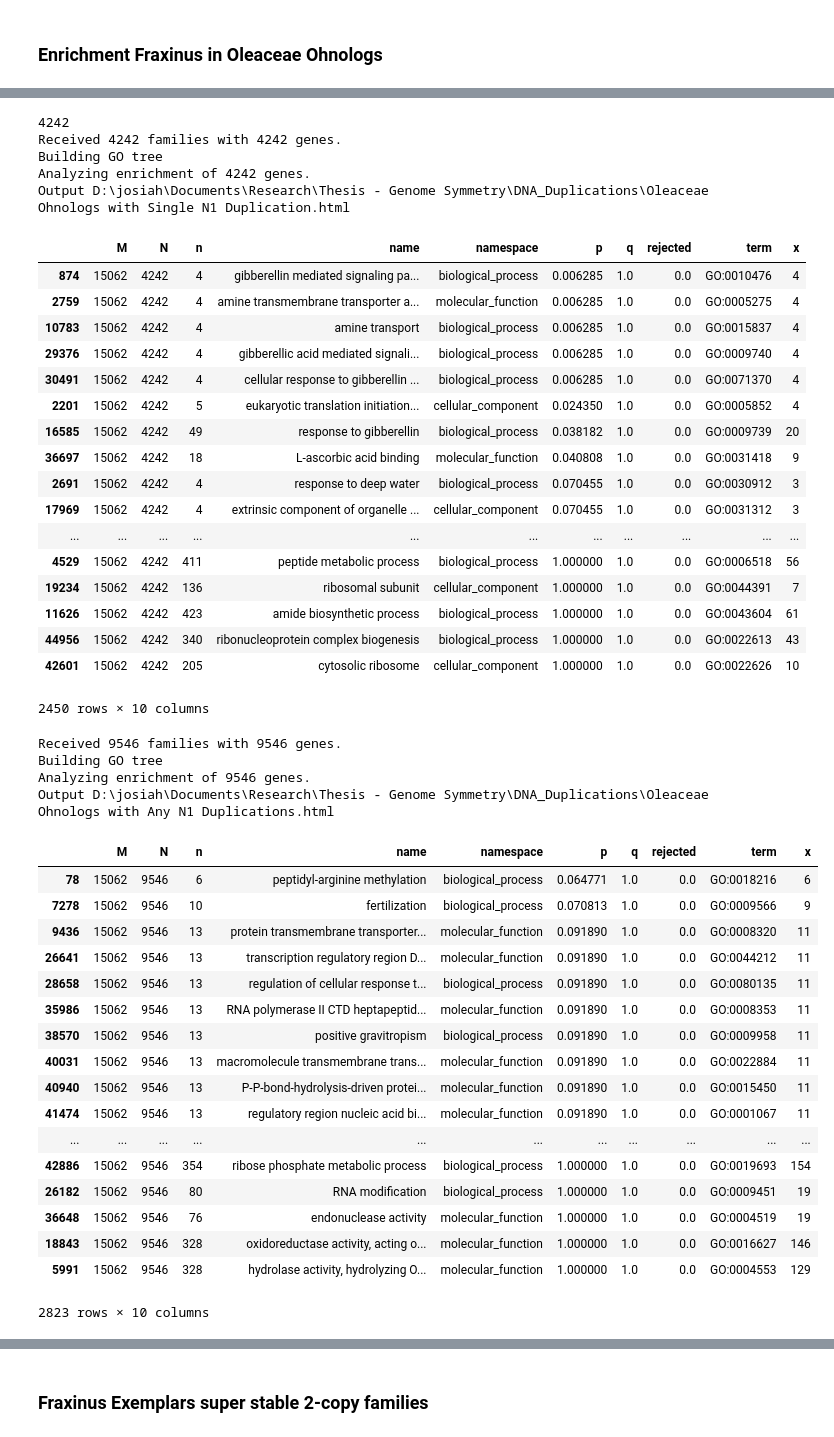
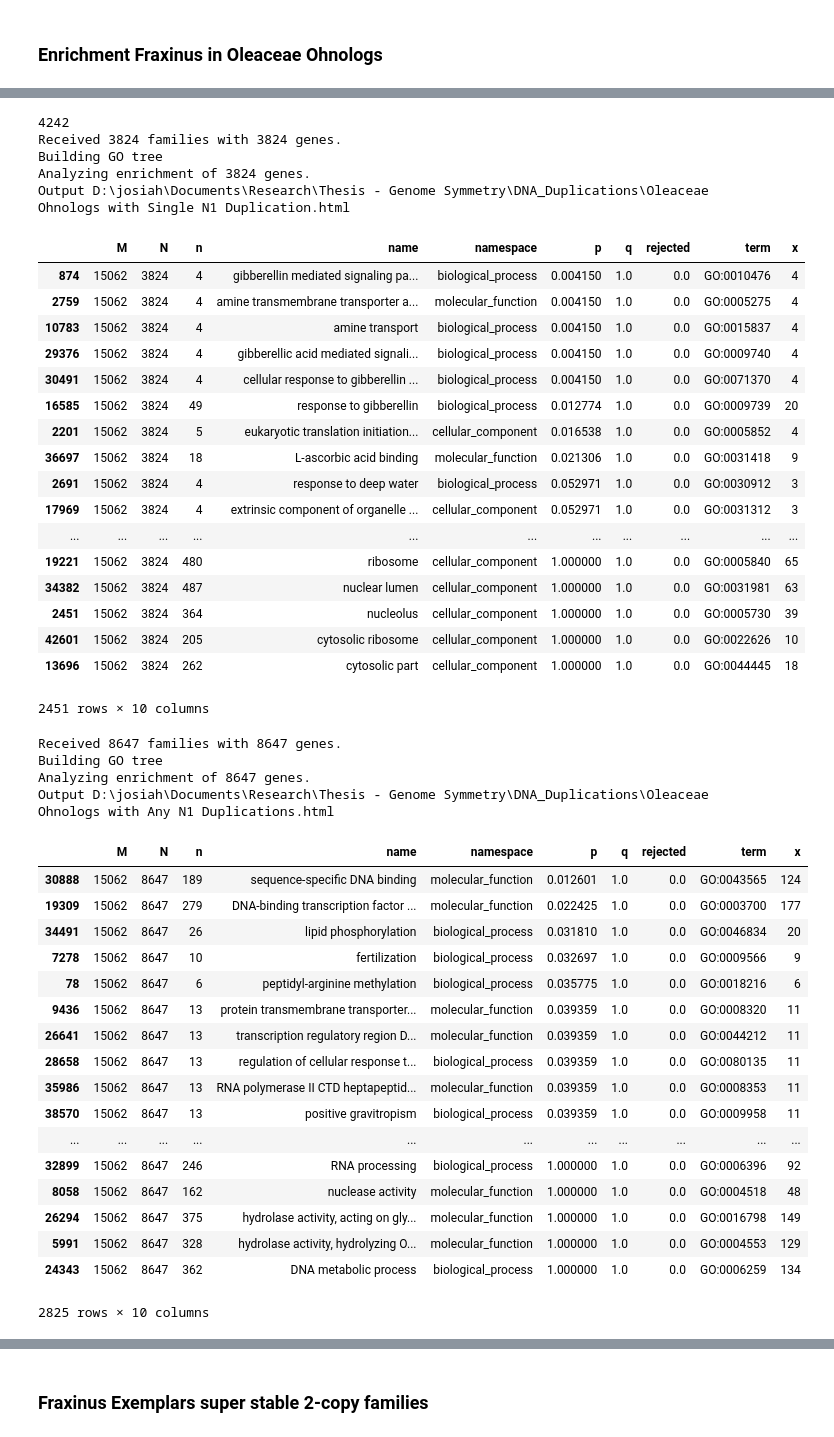
Before and after one commit to josiahseaman/DNA_Duplications, a Jupyter notebook: FunctionsForFamilies.ipynb, the cells around one changed output, grey strips where cells are left out. Cells and saved outputs as stored; diff of their text form; code cells hidden in the pictures.

```diff
--- a/FunctionsForFamilies.ipynb
+++ b/FunctionsForFamilies.ipynb
@@ -299,28 +308,29 @@ single_N1_fam = 'OG0008564 OG0006409 OG0010456 OG0006242 OG0004969 OG0010482 OG0
 print(len(single_N1_fam))
-output_set_enrichment(single_N1_fam, functional_orthogroups, 'Oleaceae Ohnologs with Single N1 Duplication')
+overlap_N1_single = set(single_N1_fam).intersection(set(functional_orthogroups.keys()))
+output_set_enrichment(overlap_N1_single, functional_orthogroups, 'Oleaceae Ohnologs with Single N1 Duplication')
 # %% [output]
 4242
-Received 4242 families with 4242 genes.
+Received 3824 families with 3824 genes.
 Building GO tree
-Analyzing enrichment of 4242 genes.
+Analyzing enrichment of 3824 genes.
 Output D:\josiah\Documents\Research\Thesis - Genome Symmetry\DNA_Duplications\Oleaceae Ohnologs with Single N1 Duplication.html
 |  | M | N | n | name | namespace | p | q | rejected | term | x |
-| 874 | 15062 | 4242 | 4 | gibberellin mediated signaling pa... | biological_process | 0.006285 | 1.0 | 0.0 | GO:0010476 | 4 |
-| 2759 | 15062 | 4242 | 4 | amine transmembrane transporter a... | molecular_function | 0.006285 | 1.0 | 0.0 | GO:0005275 | 4 |
-| 10783 | 15062 | 4242 | 4 | amine transport | biological_process | 0.006285 | 1.0 | 0.0 | GO:0015837 | 4 |
-| 29376 | 15062 | 4242 | 4 | gibberellic acid mediated signali... | biological_process | 0.006285 | 1.0 | 0.0 | GO:0009740 | 4 |
-| 30491 | 15062 | 4242 | 4 | cellular response to gibberellin ... | biological_process | 0.006285 | 1.0 | 0.0 | GO:0071370 | 4 |
-| 2201 | 15062 | 4242 | 5 | eukaryotic translation initiation... | cellular_component | 0.024350 | 1.0 | 0.0 | GO:0005852 | 4 |
-| 16585 | 15062 | 4242 | 49 | response to gibberellin | biological_process | 0.038182 | 1.0 | 0.0 | GO:0009739 | 20 |
-| 36697 | 15062 | 4242 | 18 | L-ascorbic acid binding | molecular_function | 0.040808 | 1.0 | 0.0 | GO:0031418 | 9 |
-| 2691 | 15062 | 4242 | 4 | response to deep water | biological_process | 0.070455 | 1.0 | 0.0 | GO:0030912 | 3 |
-| 17969 | 15062 | 4242 | 4 | extrinsic component of organelle ... | cellular_component | 0.070455 | 1.0 | 0.0 | GO:0031312 | 3 |
+| 874 | 15062 | 3824 | 4 | gibberellin mediated signaling pa... | biological_process | 0.004150 | 1.0 | 0.0 | GO:0010476 | 4 |
+| 2759 | 15062 | 3824 | 4 | amine transmembrane transporter a... | molecular_function | 0.004150 | 1.0 | 0.0 | GO:0005275 | 4 |
+| 10783 | 15062 | 3824 | 4 | amine transport | biological_process | 0.004150 | 1.0 | 0.0 | GO:0015837 | 4 |
+| 29376 | 15062 | 3824 | 4 | gibberellic acid mediated signali... | biological_process | 0.004150 | 1.0 | 0.0 | GO:0009740 | 4 |
+| 30491 | 15062 | 3824 | 4 | cellular response to gibberellin ... | biological_process | 0.004150 | 1.0 | 0.0 | GO:0071370 | 4 |
+| 16585 | 15062 | 3824 | 49 | response to gibberellin | biological_process | 0.012774 | 1.0 | 0.0 | GO:0009739 | 20 |
+| 2201 | 15062 | 3824 | 5 | eukaryotic translation initiation... | cellular_component | 0.016538 | 1.0 | 0.0 | GO:0005852 | 4 |
+| 36697 | 15062 | 3824 | 18 | L-ascorbic acid binding | molecular_function | 0.021306 | 1.0 | 0.0 | GO:0031418 | 9 |
+| 2691 | 15062 | 3824 | 4 | response to deep water | biological_process | 0.052971 | 1.0 | 0.0 | GO:0030912 | 3 |
+| 17969 | 15062 | 3824 | 4 | extrinsic component of organelle ... | cellular_component | 0.052971 | 1.0 | 0.0 | GO:0031312 | 3 |
 | ... | ... | ... | ... | ... | ... | ... | ... | ... | ... | ... |
-| 4529 | 15062 | 4242 | 411 | peptide metabolic process | biological_process | 1.000000 | 1.0 | 0.0 | GO:0006518 | 56 |
-| 19234 | 15062 | 4242 | 136 | ribosomal subunit | cellular_component | 1.000000 | 1.0 | 0.0 | GO:0044391 | 7 |
-| 11626 | 15062 | 4242 | 423 | amide biosynthetic process | biological_process | 1.000000 | 1.0 | 0.0 | GO:0043604 | 61 |
-| 44956 | 15062 | 4242 | 340 | ribonucleoprotein complex biogenesis | biological_process | 1.000000 | 1.0 | 0.0 | GO:0022613 | 43 |
-| 42601 | 15062 | 4242 | 205 | cytosolic ribosome | cellular_component | 1.000000 | 1.0 | 0.0 | GO:0022626 | 10 |
+| 19221 | 15062 | 3824 | 480 | ribosome | cellular_component | 1.000000 | 1.0 | 0.0 | GO:0005840 | 65 |
+| 34382 | 15062 | 3824 | 487 | nuclear lumen | cellular_component | 1.000000 | 1.0 | 0.0 | GO:0031981 | 63 |
+| 2451 | 15062 | 3824 | 364 | nucleolus | cellular_component | 1.000000 | 1.0 | 0.0 | GO:0005730 | 39 |
+| 42601 | 15062 | 3824 | 205 | cytosolic ribosome | cellular_component | 1.000000 | 1.0 | 0.0 | GO:0022626 | 10 |
+| 13696 | 15062 | 3824 | 262 | cytosolic part | cellular_component | 1.000000 | 1.0 | 0.0 | GO:0044445 | 18 |
-2450 rows × 10 columns
+2451 rows × 10 columns
 # %%
 # Gene Families containing any number of N1 duplication nodes greater than zero
@@ -328,24 +338,25 @@ any_N1_fam = 'OG0004174 OG0010614 OG0002435 OG0002277 OG0002188 OG0001023 OG0008
-output_set_enrichment(any_N1_fam, functional_orthogroups, 'Oleaceae Ohnologs with Any N1 Duplications')
+overlap_N1_any = set(any_N1_fam).intersection(set(functional_orthogroups.keys()))
+output_set_enrichment(overlap_N1_any, functional_orthogroups, 'Oleaceae Ohnologs with Any N1 Duplications', )
 # %% [output]
-Received 9546 families with 9546 genes.
+Received 8647 families with 8647 genes.
 Building GO tree
-Analyzing enrichment of 9546 genes.
+Analyzing enrichment of 8647 genes.
 Output D:\josiah\Documents\Research\Thesis - Genome Symmetry\DNA_Duplications\Oleaceae Ohnologs with Any N1 Duplications.html
 |  | M | N | n | name | namespace | p | q | rejected | term | x |
-| 78 | 15062 | 9546 | 6 | peptidyl-arginine methylation | biological_process | 0.064771 | 1.0 | 0.0 | GO:0018216 | 6 |
-| 7278 | 15062 | 9546 | 10 | fertilization | biological_process | 0.070813 | 1.0 | 0.0 | GO:0009566 | 9 |
-| 9436 | 15062 | 9546 | 13 | protein transmembrane transporter... | molecular_function | 0.091890 | 1.0 | 0.0 | GO:0008320 | 11 |
-| 26641 | 15062 | 9546 | 13 | transcription regulatory region D... | molecular_function | 0.091890 | 1.0 | 0.0 | GO:0044212 | 11 |
-| 28658 | 15062 | 9546 | 13 | regulation of cellular response t... | biological_process | 0.091890 | 1.0 | 0.0 | GO:0080135 | 11 |
-| 35986 | 15062 | 9546 | 13 | RNA polymerase II CTD heptapeptid... | molecular_function | 0.091890 | 1.0 | 0.0 | GO:0008353 | 11 |
-| 38570 | 15062 | 9546 | 13 | positive gravitropism | biological_process | 0.091890 | 1.0 | 0.0 | GO:0009958 | 11 |
-| 40031 | 15062 | 9546 | 13 | macromolecule transmembrane trans... | molecular_function | 0.091890 | 1.0 | 0.0 | GO:0022884 | 11 |
-| 40940 | 15062 | 9546 | 13 | P-P-bond-hydrolysis-driven protei... | molecular_function | 0.091890 | 1.0 | 0.0 | GO:0015450 | 11 |
-| 41474 | 15062 | 9546 | 13 | regulatory region nucleic acid bi... | molecular_function | 0.091890 | 1.0 | 0.0 | GO:0001067 | 11 |
+| 30888 | 15062 | 8647 | 189 | sequence-specific DNA binding | molecular_function | 0.012601 | 1.0 | 0.0 | GO:0043565 | 124 |
+| 19309 | 15062 | 8647 | 279 | DNA-binding transcription factor ... | molecular_function | 0.022425 | 1.0 | 0.0 | GO:0003700 | 177 |
+| 34491 | 15062 | 8647 | 26 | lipid phosphorylation | biological_process | 0.031810 | 1.0 | 0.0 | GO:0046834 | 20 |
+| 7278 | 15062 | 8647 | 10 | fertilization | biological_process | 0.032697 | 1.0 | 0.0 | GO:0009566 | 9 |
+| 78 | 15062 | 8647 | 6 | peptidyl-arginine methylation | biological_process | 0.035775 | 1.0 | 0.0 | GO:0018216 | 6 |
+| 9436 | 15062 | 8647 | 13 | protein transmembrane transporter... | molecular_function | 0.039359 | 1.0 | 0.0 | GO:0008320 | 11 |
+| 26641 | 15062 | 8647 | 13 | transcription regulatory region D... | molecular_function | 0.039359 | 1.0 | 0.0 | GO:0044212 | 11 |
+| 28658 | 15062 | 8647 | 13 | regulation of cellular response t... | biological_process | 0.039359 | 1.0 | 0.0 | GO:0080135 | 11 |
+| 35986 | 15062 | 8647 | 13 | RNA polymerase II CTD heptapeptid... | molecular_function | 0.039359 | 1.0 | 0.0 | GO:0008353 | 11 |
+| 38570 | 15062 | 8647 | 13 | positive gravitropism | biological_process | 0.039359 | 1.0 | 0.0 | GO:0009958 | 11 |
 | ... | ... | ... | ... | ... | ... | ... | ... | ... | ... | ... |
-| 42886 | 15062 | 9546 | 354 | ribose phosphate metabolic process | biological_process | 1.000000 | 1.0 | 0.0 | GO:0019693 | 154 |
-| 26182 | 15062 | 9546 | 80 | RNA modification | biological_process | 1.000000 | 1.0 | 0.0 | GO:0009451 | 19 |
-| 36648 | 15062 | 9546 | 76 | endonuclease activity | molecular_function | 1.000000 | 1.0 | 0.0 | GO:0004519 | 19 |
-| 18843 | 15062 | 9546 | 328 | oxidoreductase activity, acting o... | molecular_function | 1.000000 | 1.0 | 0.0 | GO:0016627 | 146 |
-| 5991 | 15062 | 9546 | 328 | hydrolase activity, hydrolyzing O... | molecular_function | 1.000000 | 1.0 | 0.0 | GO:0004553 | 129 |
+| 32899 | 15062 | 8647 | 246 | RNA processing | biological_process | 1.000000 | 1.0 | 0.0 | GO:0006396 | 92 |
+| 8058 | 15062 | 8647 | 162 | nuclease activity | molecular_function | 1.000000 | 1.0 | 0.0 | GO:0004518 | 48 |
+| 26294 | 15062 | 8647 | 375 | hydrolase activity, acting on gly... | molecular_function | 1.000000 | 1.0 | 0.0 | GO:0016798 | 149 |
+| 5991 | 15062 | 8647 | 328 | hydrolase activity, hydrolyzing O... | molecular_function | 1.000000 | 1.0 | 0.0 | GO:0004553 | 129 |
+| 24343 | 15062 | 8647 | 362 | DNA metabolic process | biological_process | 1.000000 | 1.0 | 0.0 | GO:0006259 | 134 |
-2823 rows × 10 columns
+2825 rows × 10 columns
```
Also changed, not shown: parts of 4 cells of this notebook, 9 other files.
